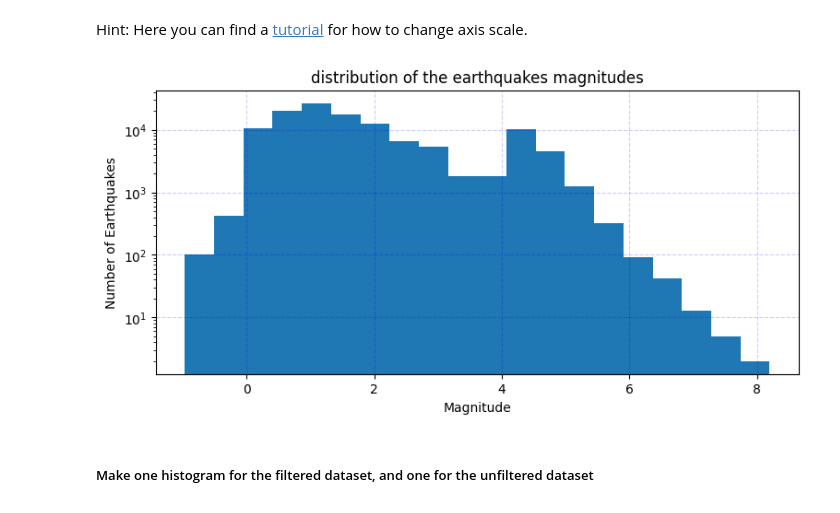
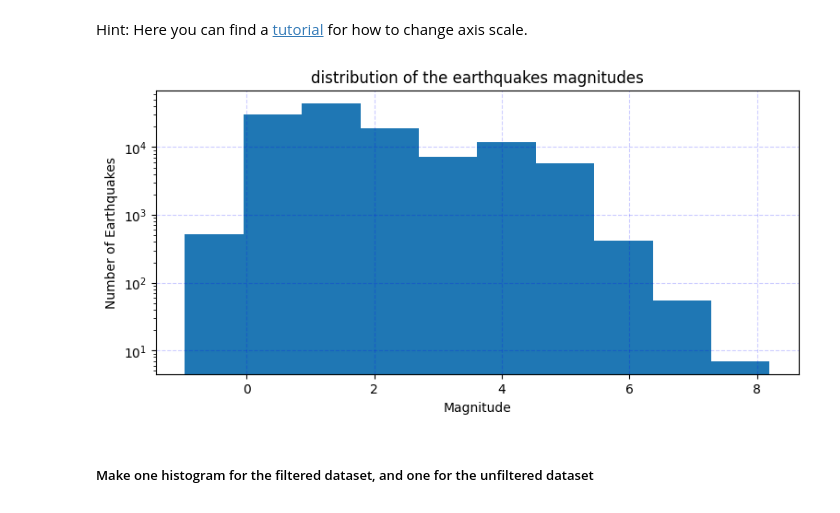
Before and after one commit to lynnbauerm/2025_Intro_Python, a Jupyter notebook: notebook/W3_S1.ipynb, the cells around one changed output. Drawn from its saved outputs; the diff is of its cells as text; code cells hidden in the pictures.

```diff
--- a/notebook/W3_S1.ipynb
+++ b/notebook/W3_S1.ipynb
@@ -407,20 +405,20 @@ Hint: Here you can find a [tutorial](https://matplotlib.org/stable/api/_as_gen/m
 # %%
 # Make a figure and plot the histogram using a logarithmic scale for y
 fig,ax = plt.subplots(figsize=(9,4))
 # Make the histogram
 
-df['mag'].plot.hist(ax=ax, bins=20)  # histogramme avec 20 bins
+df['mag'].plot.hist(ax=ax, bins=10)  # histogramme avec 10 bins
 
 ax.set_xlabel('Magnitude')           # label axe X
 ax.set_ylabel('Number of Earthquakes')  # label axe Y
 ax.grid(alpha=0.2, c='b', ls='--')  # grille optionnelle
 # Use a logarithmic scale for y axis
 ax.set_yscale('log')
 plt.title('distribution of the earthquakes magnitudes')
 plt.show()
 #donne pas la
 # %% [output]
-[figure, old version]
+[figure, new version]
 # %%
 #@markdown Fill in the blank version. Double click to reveal
 __,__ = plt.subplots(figsize=(9,4))
```
Also changed, not shown: parts of 3 cells of this notebook.
